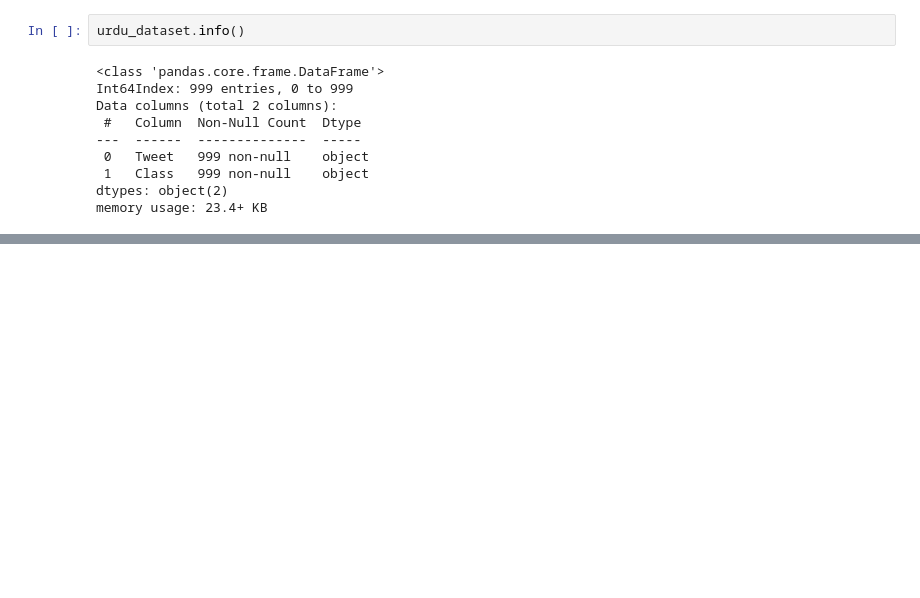
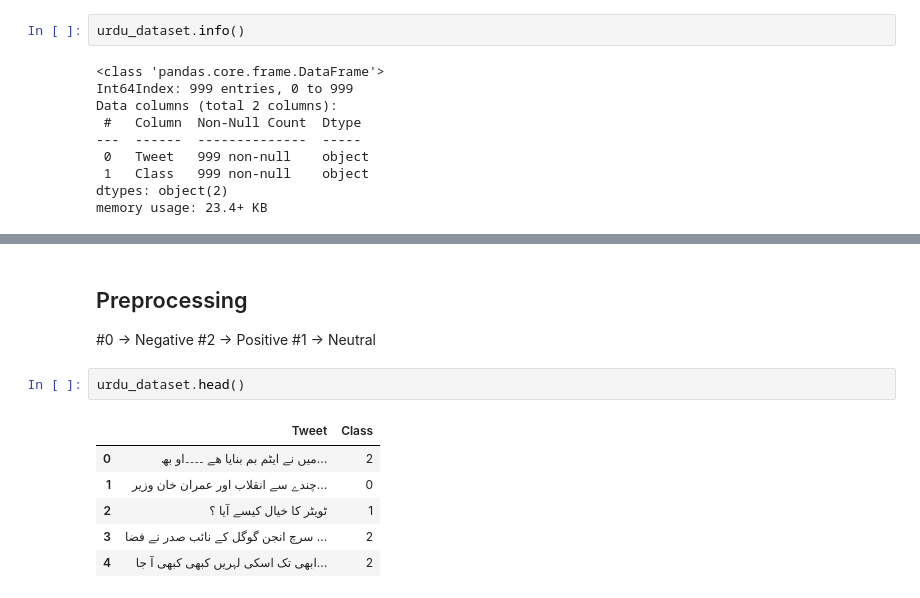
Before and after one commit to Muhammad-Hamza-Khan-03/Academics, a Jupyter notebook: NLP Assignments/Assignment_3/21l-5654-A3-Q1.ipynb, the cells around one changed output, grey strips where cells are left out. Saved outputs shown, nothing was run; the diff lists cells and outputs as text; blank space fills up the shorter version.

```diff
--- a/NLP Assignments/Assignment_3/21l-5654-A3-Q1.ipynb
+++ b/NLP Assignments/Assignment_3/21l-5654-A3-Q1.ipynb
@@ -50,0 +99,14 @@ memory usage: 23.4+ KB
+# %% [markdown]
+## Preprocessing
+#0 -> Negative
+#2 -> Positive
+#1 -> Neutral
+# %%
+urdu_dataset.head()
+# %% [output]
+|  | Tweet | Class |
+| 0 | میں نے ایٹم بم بنایا ھے ۔۔۔۔او بھ... | 2 |
+| 1 | چندے سے انقلاب اور عمران خان وزیر... | 0 |
+| 2 | ٹویٹر کا خیال کیسے آیا ؟ | 1 |
+| 3 | سرچ انجن گوگل کے نائب صدر نے فضا ... | 2 |
+| 4 | ابھی تک اسکی لہریں کبھی کبھی آ جا... | 2 |
```
Also changed, not shown: parts of 24 cells of this notebook, 1 other file.
